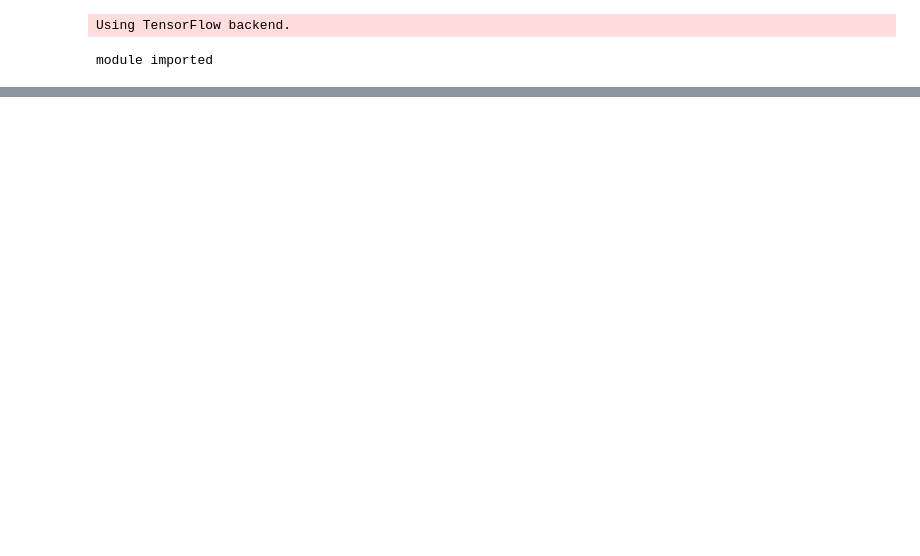
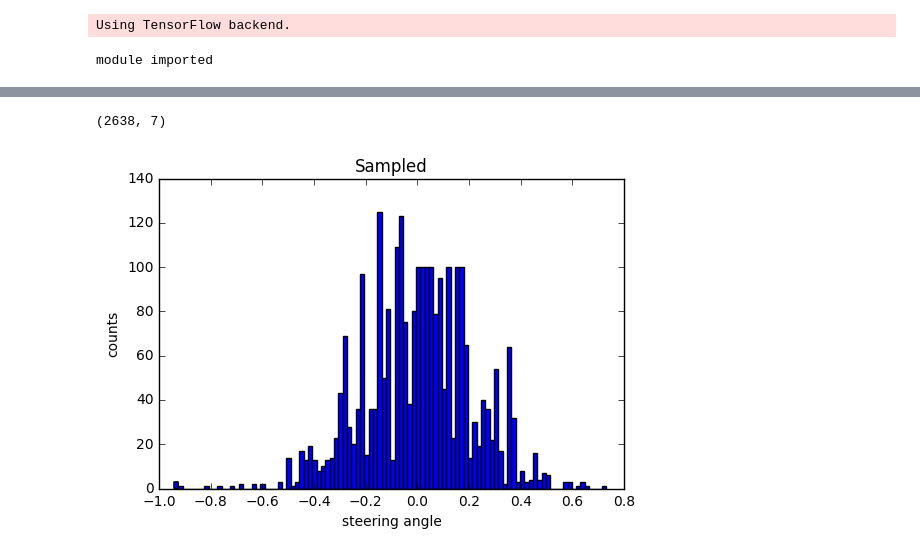
Before and after one commit to khaleelp/SelfDrivingCar, a Jupyter notebook: UdacityAssignments/CarND-Behavioral-Cloning-P3/model.ipynb, the cells around one changed output, grey strips where cells are left out. Drawn from its saved outputs; the diff is of its cells as text; code cells hidden in the pictures; blank space fills up the shorter version.

```diff
--- a/UdacityAssignments/CarND-Behavioral-Cloning-P3/model.ipynb
+++ b/UdacityAssignments/CarND-Behavioral-Cloning-P3/model.ipynb
@@ -34,0 +49,18 @@ module imported
+# %%
+def sampling(data):
+    st = data[:,3].astype(np.float32)
+    bins, num = 100, 100
+    _, b = np.histogram(st, bins)
+    dist = np.digitize(st, b)
+    return np.concatenate([data[dist==rng][:num] for rng in range(bins)])
+
+sampled_data = sampling(data)
+print(sampled_data.shape)
+plt.hist(sampled_data[:,3], bins=100)
+plt.title('Sampled')
+plt.xlabel('steering angle')
+plt.ylabel('counts')
+plt.show()
+# %% [output]
+(2638, 7)
+[figure, added]
```
Also changed, not shown: parts of 10 cells of this notebook.
